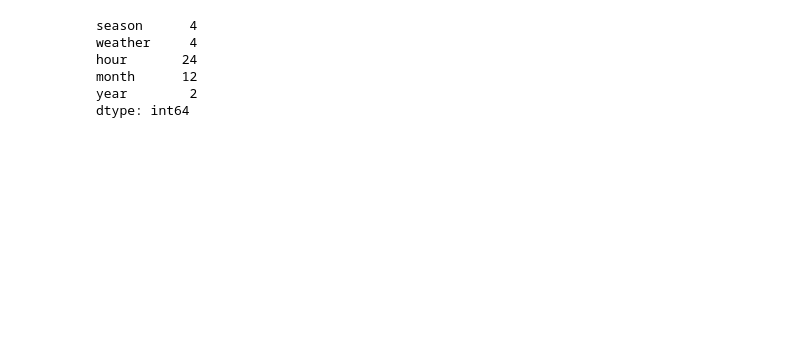
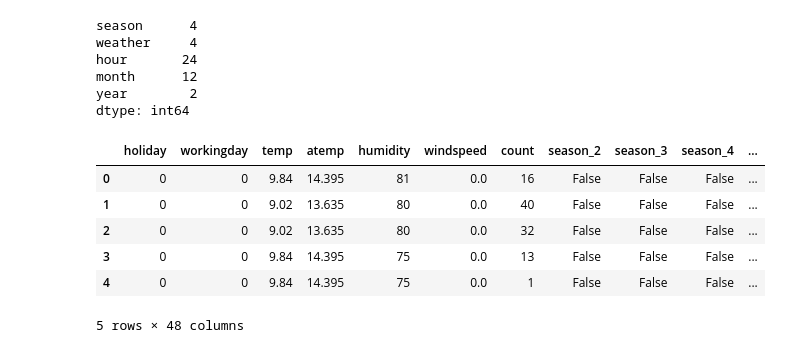
Before and after one commit to Mainasaid/Bike-demand-prediction, a Jupyter notebook: project.ipynb, the cells around one changed output. Saved outputs shown, nothing was run; the diff lists cells and outputs as text; code cells hidden in the pictures; blank space fills up the shorter version.

```diff
--- a/project.ipynb
+++ b/project.ipynb
@@ -625,0 +632,10 @@ dtype: int64
+# %%
+dummies.head()
+# %% [output]
+|  | holiday | workingday | temp | atemp | humidity | windspeed | count | season_2 | season_3 | season_4 | ... |
+| 0 | 0 | 0 | 9.84 | 14.395 | 81 | 0.0 | 16 | False | False | False | ... |
+| 1 | 0 | 0 | 9.02 | 13.635 | 80 | 0.0 | 40 | False | False | False | ... |
+| 2 | 0 | 0 | 9.02 | 13.635 | 80 | 0.0 | 32 | False | False | False | ... |
+| 3 | 0 | 0 | 9.84 | 14.395 | 75 | 0.0 | 13 | False | False | False | ... |
+| 4 | 0 | 0 | 9.84 | 14.395 | 75 | 0.0 | 1 | False | False | False | ... |
+5 rows × 48 columns
```
Also changed, not shown: parts of 35 cells of this notebook.
